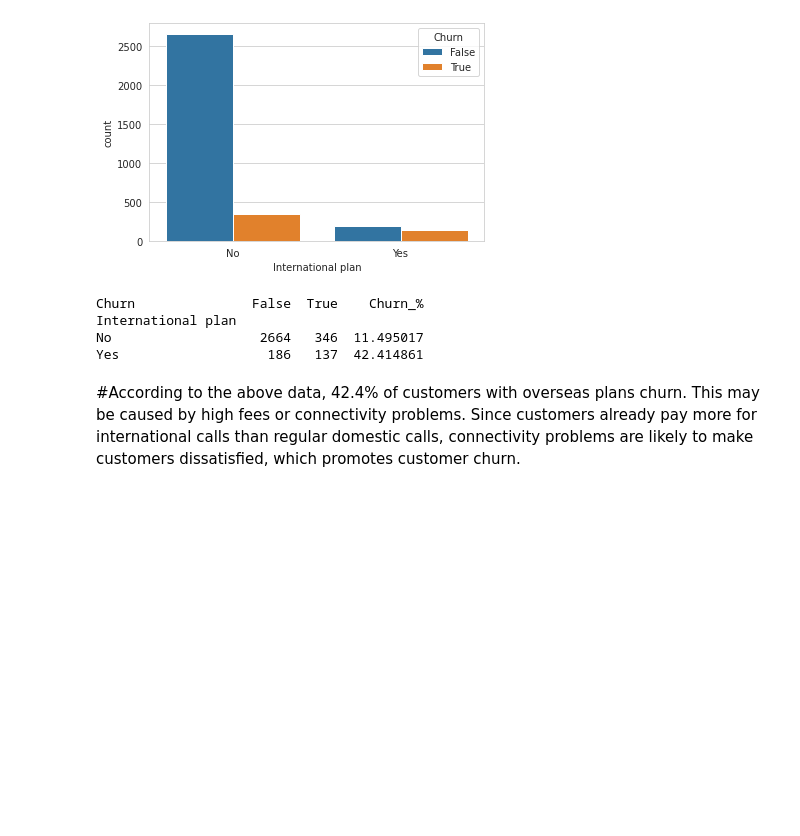
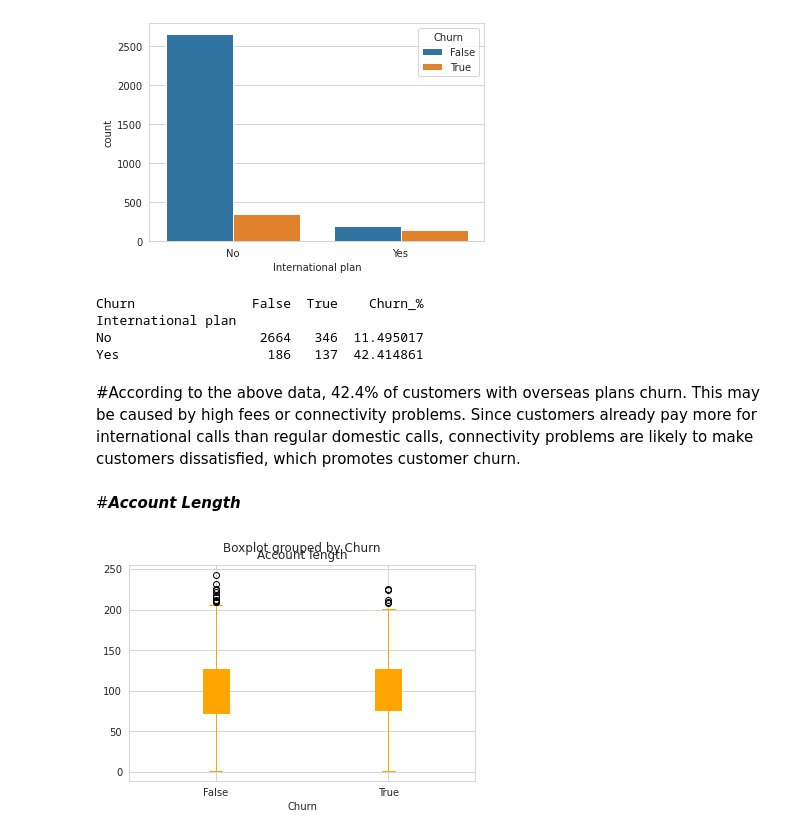
Before and after one commit to PUNEETSUBHANJI/Exploratory-Data-Analysis-of-churn-dataset, a Jupyter notebook: EDA_Telecom_Churn_analysis.ipynb, the cells around one changed output. Drawn from its saved outputs; the diff is of its cells as text; code cells hidden in the pictures; blank space fills up the shorter version.

```diff
--- a/EDA_Telecom_Churn_analysis.ipynb
+++ b/EDA_Telecom_Churn_analysis.ipynb
@@ -293,3 +293,5 @@ No                   2664   346  11.495017
 Yes                   186   137  42.414861
 # %% [markdown]
 #According to the above data, 42.4% of customers with overseas plans churn. This may be caused by high fees or connectivity problems. Since customers already pay more for international calls than regular domestic calls, connectivity problems are likely to make customers dissatisfied, which promotes customer churn.
+# %% [markdown]
+#***Account Length***
@@ -295,0 +302,6 @@ Yes                   186   137  42.414861
+# %%
+#Box Plot for Account Length Attribute
+tele_churn_df.boxplot(column="Account length",by='Churn', color = 'orange',patch_artist=True)
+plt.show()
+# %% [output]
+[figure, added]
```
Also changed, not shown: parts of 17 cells of this notebook.
